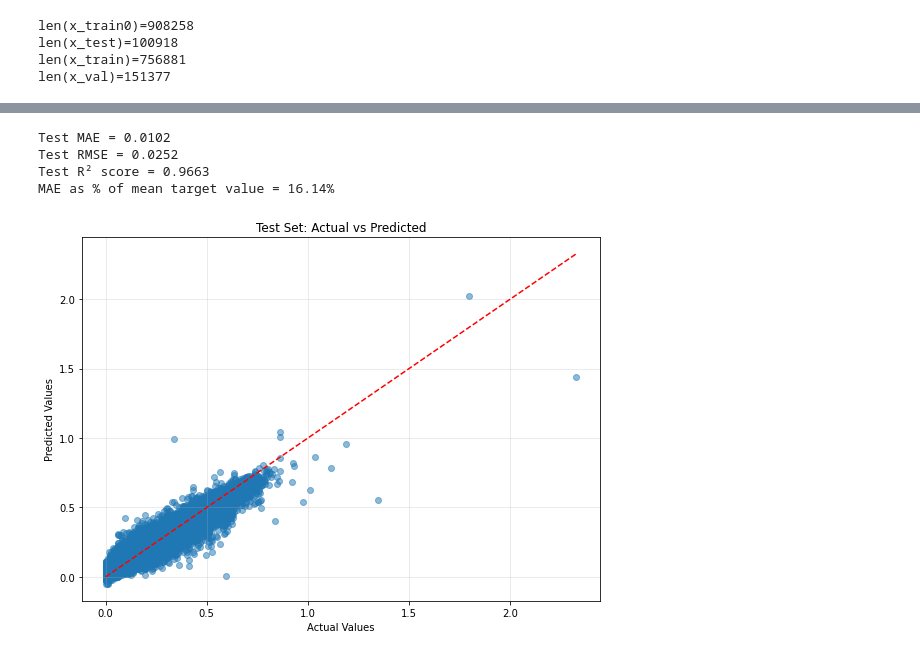
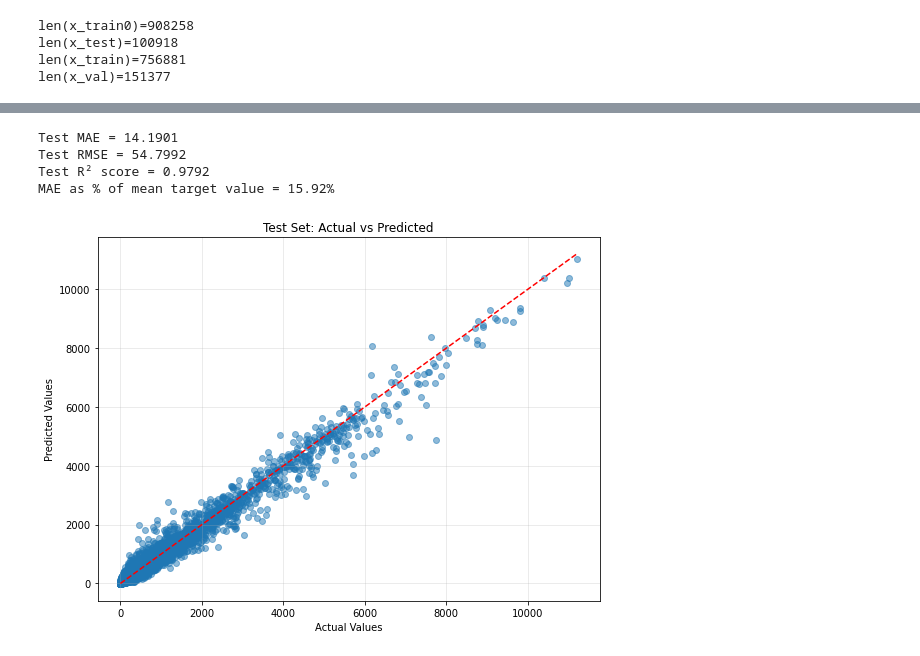
Before and after one commit to kjiang25/Sustainability-Datathon, a Jupyter notebook: data_and_starter_code/data_model.ipynb, the cells around one changed output, grey strips where cells are left out. Saved outputs shown, nothing was run; the diff lists cells and outputs as text; code cells hidden in the pictures.

```diff
--- a/data_and_starter_code/data_model.ipynb
+++ b/data_and_starter_code/data_model.ipynb
@@ -480,7 +867,7 @@ for col in x_train0.columns:
 # Most of our discussions in class is about "error"
 # accuracy = 1 - error
 
-model = xgb.XGBRegressor(
+cons_model = xgb.XGBRegressor(
     booster='gbtree',
     objective='reg:squarederror',  # Objective for regression
     max_depth=10,
@@ -495,15 +882,15 @@ model = xgb.XGBRegressor(
 )
 
 
-model.fit(x_train, y_train)
+cons_model.fit(x_train, y_train)
 
 # Make predictions
-y_train_pred = model.predict(x_train)
-y_val_pred = model.predict(x_val)
+y_train_pred = cons_model.predict(x_train)
+y_val_pred = cons_model.predict(x_val)
 
 # Calculate R² scores
-validation_r2 = model.score(x_val, y_val)
-train_r2 = model.score(x_train, y_train)
+validation_r2 = cons_model.score(x_val, y_val)
+train_r2 = cons_model.score(x_train, y_train)
 
 # Calculate Mean Absolute Error
 train_mae = mean_absolute_error(y_train, y_train_pred)
@@ -601,9 +988,9 @@ Top 20 Feature Importance:
 ########################################
 
 if True:
-    model.fit(x_train0, y_train0)
+    cons_model.fit(x_train0, y_train0)
     # Generate predictions on the test set
-    y_test_pred = model.predict(x_test)
+    y_test_pred = cons_model.predict(x_test)
 
     # Calculate multiple metrics for comprehensive evaluation
     test_mae = mean_absolute_error(y_test, y_test_pred)
@@ -683,8 +1050,8 @@ cons.shape=(1009176, 83)
 # STEP 3: Create train/test sets
 ########################################
 
-target = prod['target']/prod['installed_capacity_client']
-prod = prod.drop(columns=['target', 'installed_capacity_client'])
+target = prod['target']
+prod = prod.drop(columns=['target'])
 
 train_ratio = 0.75
 validation_ratio = 0.15
@@ -800,7 +1167,7 @@ for col in x_train0.columns:
 # Most of our discussions in class is about "error"
 # accuracy = 1 - error
 
-model = xgb.XGBRegressor(
+prod_model = xgb.XGBRegressor(
     booster='gbtree',
     objective='reg:squarederror',  # Objective for regression
     max_depth=10,
@@ -815,15 +1182,15 @@ model = xgb.XGBRegressor(
 )
 
 
-model.fit(x_train, y_train)
+prod_model.fit(x_train, y_train)
 
 # Make predictions
-y_train_pred = model.predict(x_train)
-y_val_pred = model.predict(x_val)
+y_train_pred = prod_model.predict(x_train)
+y_val_pred = prod_model.predict(x_val)
 
 # Calculate R² scores
-validation_r2 = model.score(x_val, y_val)
-train_r2 = model.score(x_train, y_train)
+validation_r2 = prod_model.score(x_val, y_val)
+train_r2 = prod_model.score(x_train, y_train)
 
 # Calculate Mean Absolute Error
 train_mae = mean_absolute_error(y_train, y_train_pred)
@@ -921,39 +1288,39 @@ Top 20 Feature Importance:
 ########################################
 
 if True:
-    model.fit(x_train0, y_train0)
+    prod_model.fit(x_train0, y_train0)
     # Generate predictions on the test set
-    y_test_pred = model.predict(x_test)
+    y_test_pred = prod_model.predict(x_test)
 
     # Calculate multiple metrics for comprehensive evaluation
     test_mae = mean_absolute_error(y_test, y_test_pred)
     test_rmse = mean_squared_error(y_test, y_test_pred, squared=False)
     test_r2 = r2_score(y_test, y_test_pred)
 
     # Calculate mean of target for context
     y_test_mean = y_test.mean()
 
     # Print results
     print(f"Test MAE = {test_mae:.4f}")
     print(f"Test RMSE = {test_rmse:.4f}")
     print(f"Test R² score = {test_r2:.4f}")
     print(f"MAE as % of mean target value = {(test_mae/abs(y_test_mean))*100:.2f}%")
 
     # Optional: Create a scatter plot of actual vs. predicted values
     import matplotlib.pyplot as plt
 
     plt.figure(figsize=(8, 6))
     plt.scatter(y_test, y_test_pred, alpha=0.5)
     plt.plot([y_test.min(), y_test.max()], [y_test.min(), y_test.max()], 'r--')
     plt.xlabel('Actual Values')
     plt.ylabel('Predicted Values')
     plt.title('Test Set: Actual vs Predicted')
     plt.grid(True, alpha=0.3)
     plt.tight_layout()
     plt.show()
 # %% [output]
-Test MAE = 0.0102
-Test RMSE = 0.0252
-Test R² score = 0.9663
-MAE as % of mean target value = 16.14%
+Test MAE = 14.1901
+Test RMSE = 54.7992
+Test R² score = 0.9792
+MAE as % of mean target value = 15.92%
-[figure, old version]
+[figure, new version]
```
Also changed, not shown: parts of 21 cells of this notebook.
